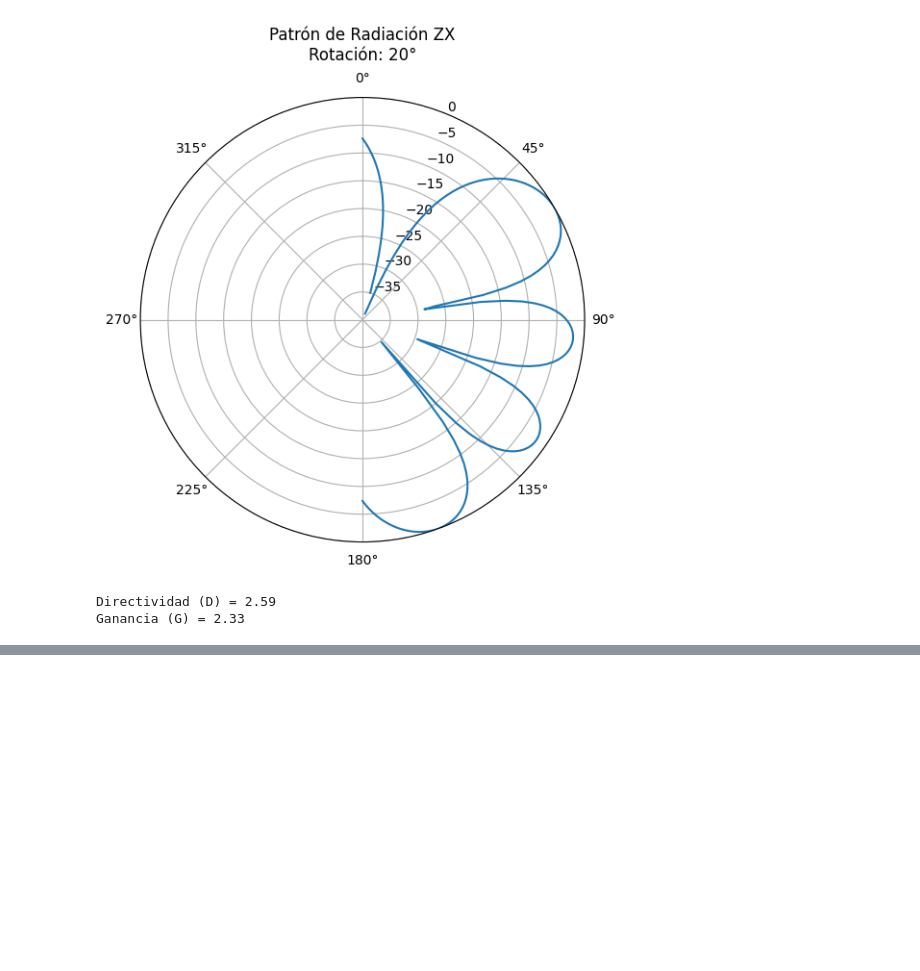
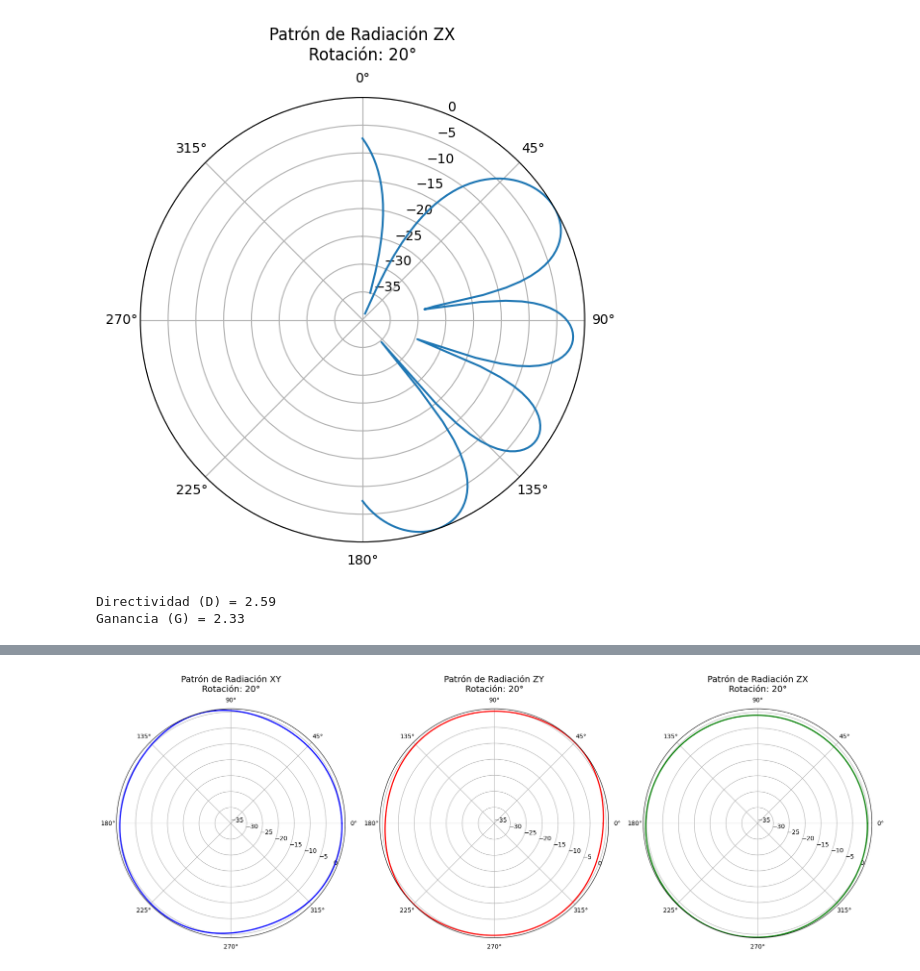
Before and after one commit to jjagerezjimenez/Electromagnetismo_2, a Jupyter notebook: test_dipolos_rot.ipynb, the cells around one changed output, grey strips where cells are left out. Saved outputs shown, nothing was run; the diff lists cells and outputs as text; code cells hidden in the pictures; blank space fills up the shorter version.

```diff
--- a/test_dipolos_rot.ipynb
+++ b/test_dipolos_rot.ipynb
@@ -160,0 +216,60 @@ Ganancia (G) = 2.33
+# %%
+import numpy as np
+import matplotlib.pyplot as plt
+
+# Parámetros de la antena
+lambda_ = 1  # Longitud de onda
+d = lambda_ / 2  # Separación entre dipolos
+k = 2 * np.pi / lambda_  # Número de onda
+alpha = np.deg2rad(20)  # Ángulo de rotación en radianes
+
+# Definir los ángulos theta en grados
+theta_deg = np.linspace(0, 360, 360)  # Desde 0 hasta 360 grados
+theta = np.deg2rad(theta_deg)  # Convertir a radianes para los cálculos
+
+# Campo eléctrico en los diferentes planos
+def Exy(theta, alpha):
+    return np.sin(theta) * np.cos(k * d * np.cos(theta - alpha))
+
+def Ezy(theta, alpha):
+    return np.cos(theta) * np.sin(k * d * np.sin(theta - alpha))
+
+def Ezx(theta, alpha):
+    return np.sin(theta + alpha) * np.cos(k * d)
+
+# Crear las gráficas de los tres planos
+
+fig, axs = plt.subplots(1, 3, subplot_kw={'projection': 'polar'}, figsize=(18, 6))
+
+# Gráfico en el plano XY
+E_xy = Exy(theta, alpha)
+axs[0].plot(np.deg2rad(theta_deg), E_xy, color='b', linewidth=2)
+axs[0].set_title('Patrón de Radiación XY\nRotación: 20°', va='bottom', fontsize=14)
+axs[0].set_rlabel_position(-22.5)
+axs[0].grid(True)
+axs[0].set_xticks(np.pi / 180. * np.linspace(0, 360, 8, endpoint=False))  # Divisiones angulares
+axs[0].set_yticks(np.linspace(-35, 0, 8))  # Divisiones de radio
+
+# Gráfico en el plano ZY
+E_zy = Ezy(theta, alpha)
+axs[1].plot(np.deg2rad(theta_deg), E_zy, color='r', linewidth=2)
+axs[1].set_title('Patrón de Radiación ZY\nRotación: 20°', va='bottom', fontsize=14)
+axs[1].set_rlabel_position(-22.5)
+axs[1].grid(True)
+axs[1].set_xticks(np.pi / 180. * np.linspace(0, 360, 8, endpoint=False))  # Divisiones angulares
+axs[1].set_yticks(np.linspace(-35, 0, 8))  # Divisiones de radio
+
+# Gráfico en el plano ZX
+E_zx = Ezx(theta, alpha)
+axs[2].plot(np.deg2rad(theta_deg), E_zx, color='g', linewidth=2)
+axs[2].set_title('Patrón de Radiación ZX\nRotación: 20°', va='bottom', fontsize=14)
+axs[2].set_rlabel_position(-22.5)
+axs[2].grid(True)
+axs[2].set_xticks(np.pi / 180. * np.linspace(0, 360, 8, endpoint=False))  # Divisiones angulares
+axs[2].set_yticks(np.linspace(-35, 0, 8))  # Divisiones de radio
+
+# Mostrar las gráficas
+plt.tight_layout()
+plt.show()
+# %% [output]
+[figure, added]
```
Also changed, not shown: parts of 1 cell of this notebook.
